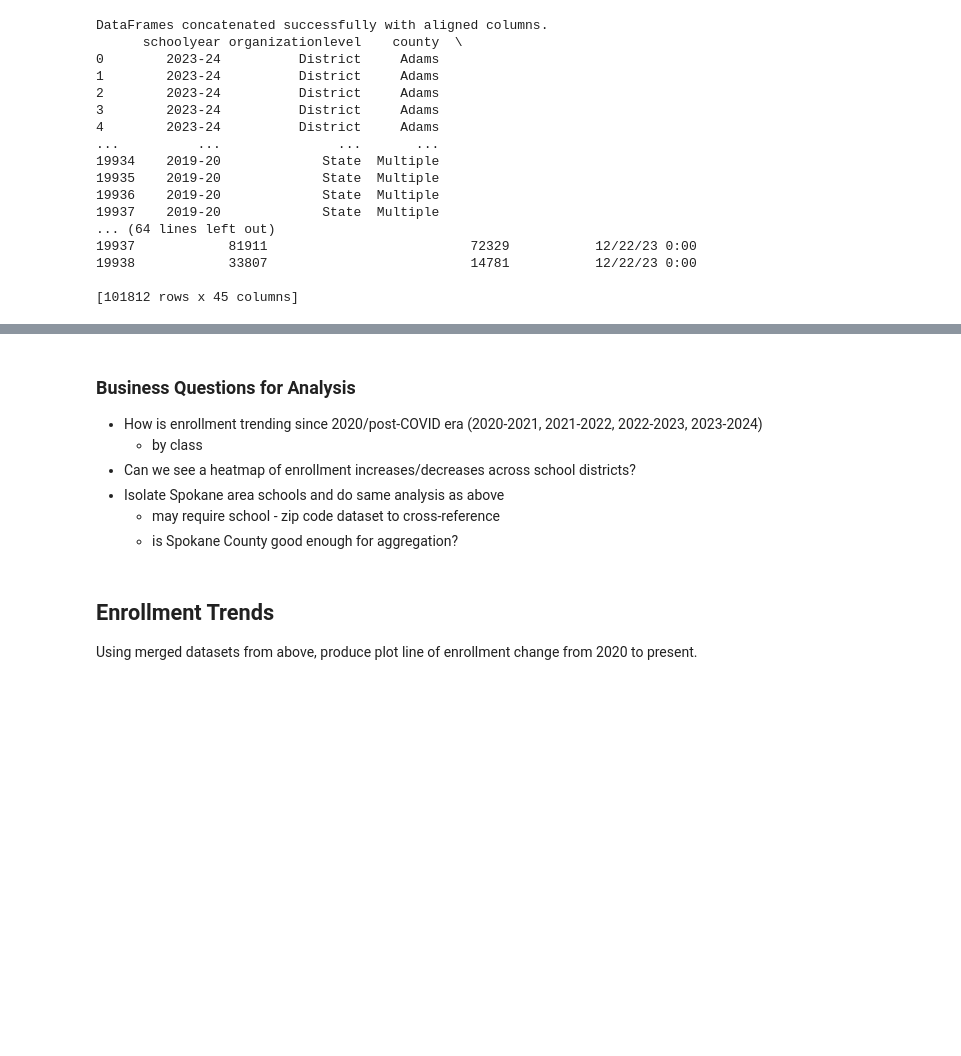
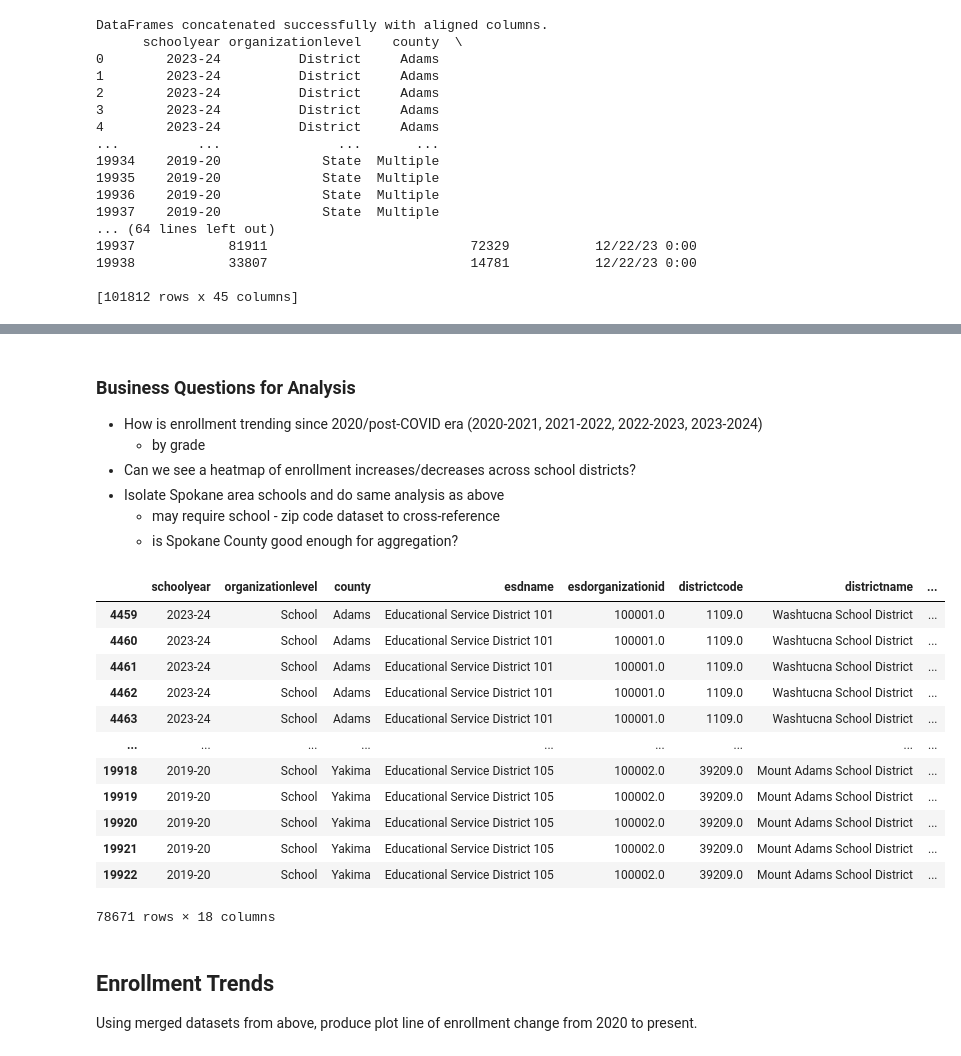
Before and after one commit to ambermocalis/WA-State-School-Enrollment-Report-2019-2024, a Jupyter notebook: Group Case/documentation.amocalis_OSPI.ipynb, the cells around one changed output, grey strips where cells are left out. Drawn from its saved outputs; the diff is of its cells as text; code cells hidden in the pictures; blank space fills up the shorter version.

Commit message:
add in dropped column code

```diff
--- a/Group Case/documentation.amocalis_OSPI.ipynb
+++ b/Group Case/documentation.amocalis_OSPI.ipynb
@@ -109,7 +109,7 @@ dtype: int64
 ### Business Questions for Analysis
 
 - How is enrollment trending since 2020/post-COVID era (2020-2021, 2021-2022, 2022-2023, 2023-2024)
-    - by class
+    - by grade
 - Can we see a heatmap of enrollment increases/decreases across school districts?
 - Isolate Spokane area schools and do same analysis as above
     - may require school - zip code dataset to cross-reference
@@ -117,9 +117,33 @@ dtype: int64
 # %%
 # Remove rows with missing or duplicated values from dataframe
 
 cleaned_df = concat_df.dropna()
 cleaned_df = cleaned_df.drop_duplicates()
+cleaned_df = cleaned_df.drop(['american indian  alaskan native', 'asian', 'black  african american',
+       'hispanic  latino of any race(s)',
+       'native hawaiian  other pacific islander', 'two or more races', 'white',
+       'english language learners', 'foster care', 'highly capable',
+       'homeless', 'low income', 'migrant', 'military parent', 'mobile',
+       'section 504', 'students with disabilities',
+       'non english language learners', 'non foster care',
+       'non highly capable', 'non homeless', 'non low income', 'non migrant',
+       'non military parent', 'non mobile', 'non section 504',
+       'students without disabilities'], axis=1)
 cleaned_df
+# %% [output]
+|  | schoolyear | organizationlevel | county | esdname | esdorganizationid | districtcode | districtname | ... |
+| 4459 | 2023-24 | School | Adams | Educational Service District 101 | 100001.0 | 1109.0 | Washtucna School District | ... |
+| 4460 | 2023-24 | School | Adams | Educational Service District 101 | 100001.0 | 1109.0 | Washtucna School District | ... |
+| 4461 | 2023-24 | School | Adams | Educational Service District 101 | 100001.0 | 1109.0 | Washtucna School District | ... |
+| 4462 | 2023-24 | School | Adams | Educational Service District 101 | 100001.0 | 1109.0 | Washtucna School District | ... |
+| 4463 | 2023-24 | School | Adams | Educational Service District 101 | 100001.0 | 1109.0 | Washtucna School District | ... |
+| ... | ... | ... | ... | ... | ... | ... | ... | ... |
+| 19918 | 2019-20 | School | Yakima | Educational Service District 105 | 100002.0 | 39209.0 | Mount Adams School District | ... |
+| 19919 | 2019-20 | School | Yakima | Educational Service District 105 | 100002.0 | 39209.0 | Mount Adams School District | ... |
+| 19920 | 2019-20 | School | Yakima | Educational Service District 105 | 100002.0 | 39209.0 | Mount Adams School District | ... |
+| 19921 | 2019-20 | School | Yakima | Educational Service District 105 | 100002.0 | 39209.0 | Mount Adams School District | ... |
+| 19922 | 2019-20 | School | Yakima | Educational Service District 105 | 100002.0 | 39209.0 | Mount Adams School District | ... |
+78671 rows × 18 columns
 # %% [markdown]
 ## Enrollment Trends
 
```
Also changed, not shown: parts of 4 cells of this notebook.
